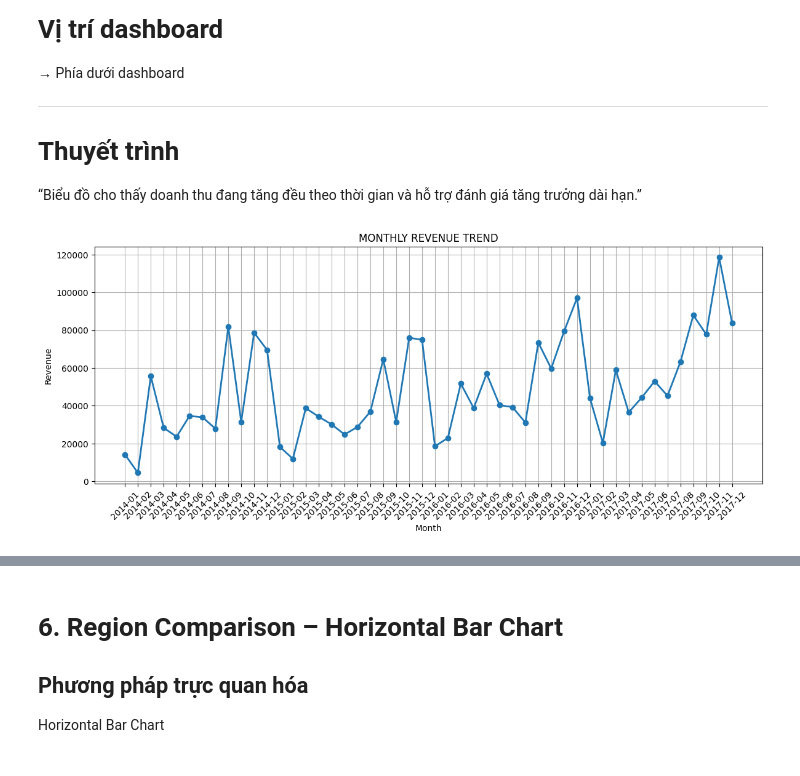
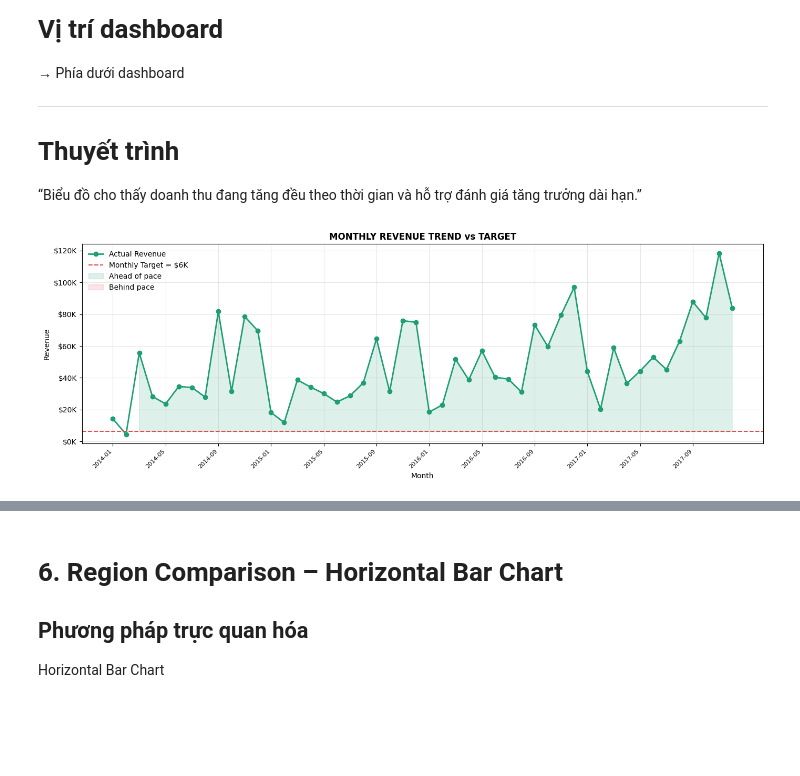
Before and after one commit to Thuily05/archive, a Jupyter notebook: chapter7_executive_dashboard_complete (1).ipynb, the cells around one changed output, grey strips where cells are left out. Drawn from its saved outputs; the diff is of its cells as text; code cells hidden in the pictures; blank space fills up the shorter version.

Commit message:
update sale_targets

```diff
--- a/chapter7_executive_dashboard_complete (1).ipynb
+++ b/chapter7_executive_dashboard_complete (1).ipynb
@@ -470,29 +470,40 @@ Biểu đồ đường là lựa chọn tốt nhất để hiển thị xu hư
 
 “Biểu đồ cho thấy doanh thu đang tăng đều theo thời gian và hỗ trợ đánh giá tăng trưởng dài hạn.”
 # %%
+num_months = (df['Order Date'].max().year - df['Order Date'].min().year) * 12 \
+           + (df['Order Date'].max().month - df['Order Date'].min().month) + 1
+monthly_target = sales_target / num_months
 
-plt.figure(figsize=(14,5))
+fig, ax = plt.subplots(figsize=(14, 5))
 
-plt.plot(
-    monthly_sales['YearMonth'],
-    monthly_sales['Sales'],
-    marker='o',
-    linewidth=2
-)
+x = range(len(monthly_sales))
+vals = monthly_sales['Sales'].values
+labels = monthly_sales['YearMonth'].values
 
-plt.xticks(rotation=45)
+ax.plot(x, vals, marker='o', linewidth=2, color='#1D9E75', label='Actual Revenue')
+ax.axhline(monthly_target, color='#E24B4A', linestyle='--', linewidth=1.5,
+           label=f'Monthly Target = ${monthly_target/1000:.0f}K')
 
-plt.title("MONTHLY REVENUE TREND")
+ax.fill_between(x, vals, monthly_target,
+                where=[v >= monthly_target for v in vals],
+                color='#1D9E75', alpha=0.15, label='Ahead of pace')
+ax.fill_between(x, vals, monthly_target,
+                where=[v < monthly_target for v in vals],
+                color='#E24B4A', alpha=0.15, label='Behind pace')
 
-plt.xlabel("Month")
-
-plt.ylabel("Revenue")
-
-plt.grid(True)
-
+step = max(1, len(labels) // 12)
+ax.set_xticks(list(range(0, len(labels), step)))
+ax.set_xticklabels(labels[::step], rotation=45, ha='right', fontsize=8)
+ax.yaxis.set_major_formatter(plt.FuncFormatter(lambda v, _: f'${v/1000:.0f}K'))
+ax.set_title('MONTHLY REVENUE TREND vs TARGET', fontsize=12, fontweight='bold')
+ax.set_xlabel('Month')
+ax.set_ylabel('Revenue')
+ax.grid(True, alpha=0.3)
+ax.legend(frameon=False)
+plt.tight_layout()
 plt.show()
 # %% [output]
-[figure, old version]
+[figure, new version]
 # %%
 
 cat_sales_data = df.groupby(['YearMonth', 'Category'])['Sales'].sum().reset_index()
```
Also changed, not shown: parts of 9 cells of this notebook.
